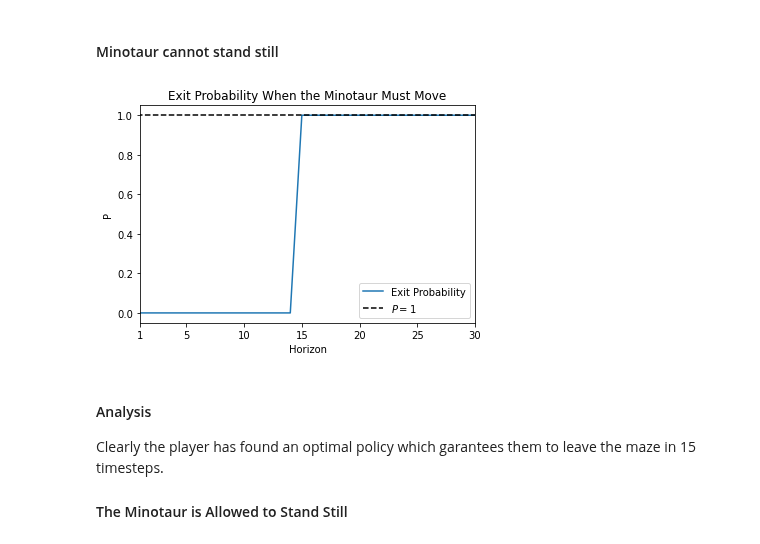
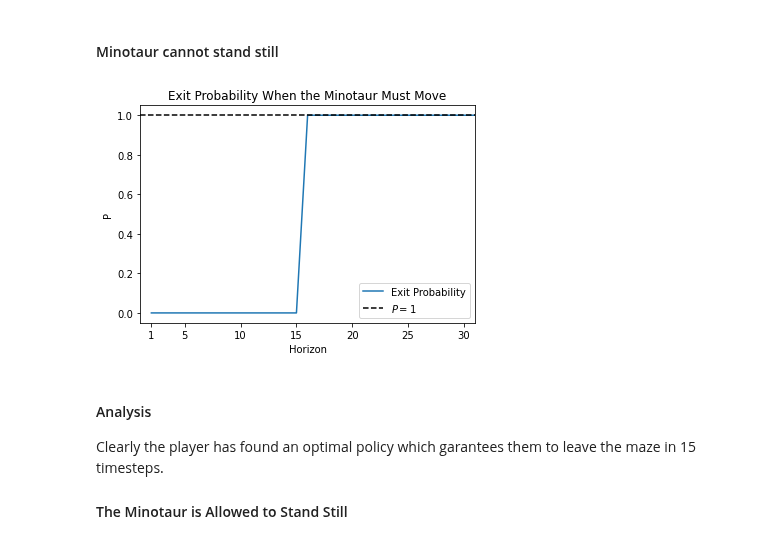
Before and after one commit to lxpr/EL2805-Reinforcement-Learning-Labs, a Jupyter notebook: lab1/Lab_1.ipynb, the cells around one changed output. Drawn from its saved outputs; the diff is of its cells as text; code cells hidden in the pictures.

```diff
--- a/lab1/Lab_1.ipynb
+++ b/lab1/Lab_1.ipynb
@@ -61,4 +61,4 @@ maze = np.array([
     [0, 1, 1, 1, 1, 1, 1, 0],
     [0, 0, 0, 0, 1, 2, 0, 0]
 ])
-env = mz.Maze(maze)
+env_1 = mz.Maze(maze)
@@ -72,7 +70,7 @@ horizon = 20
 method = "DynProg"
 
 # Solve the MDP problem with dynamic programming
-V, policy = mz.dynamic_programming(env, horizon)
+V, policy_1 = mz.dynamic_programming(env_1, horizon)
 # %%
 
 
@@ -94,20 +92,20 @@ The next problem is to vary the time horizon, $T = 1,\dots,30$. For each $T$, a
 exit_probability_must_move = np.empty(30)
 
 for horizon in range(1, 31):
-    V, policy = mz.dynamic_programming(env, horizon)
-    exit_probability_must_move[horizon-1] = mz.policy_evaluation(env, policy, horizon)
+    V, policy = mz.dynamic_programming(env_1, horizon)
+    exit_probability_must_move[horizon-1] = mz.policy_evaluation(env_1, policy, horizon)
 # %%
 plt.plot(np.arange(1,31),exit_probability_must_move, label="Exit Probability")
 plt.plot(np.ones(31), linestyle="--", color="k", label="$P=1$")
 plt.legend()
 plt.title("Exit Probability When the Minotaur Must Move")
 plt.ylabel("P")
 plt.xlabel("Horizon")
-plt.xlim([1, 30])
-plt.xticks([1, 5, 10, 15, 20, 25, 30])
+plt.xlim([0, 30])
+plt.xticks([1, 4, 9, 14, 19, 24, 29], labels=[1,5,10,15,20,25,30])
 plt.show()
 # %% [output]
-[figure, old version]
+[figure, new version]
 # %% [markdown]
 #### Analysis
 Clearly the player has found an optimal policy which garantees them to leave the maze in 15 timesteps.
```
Also changed, not shown: parts of 28 cells of this notebook, 1 other file.
